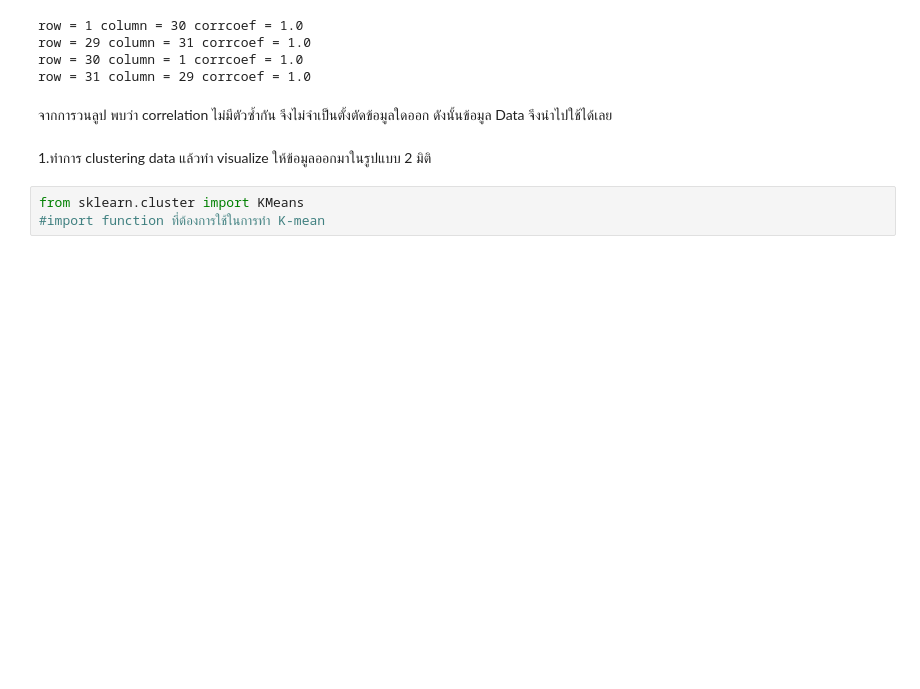
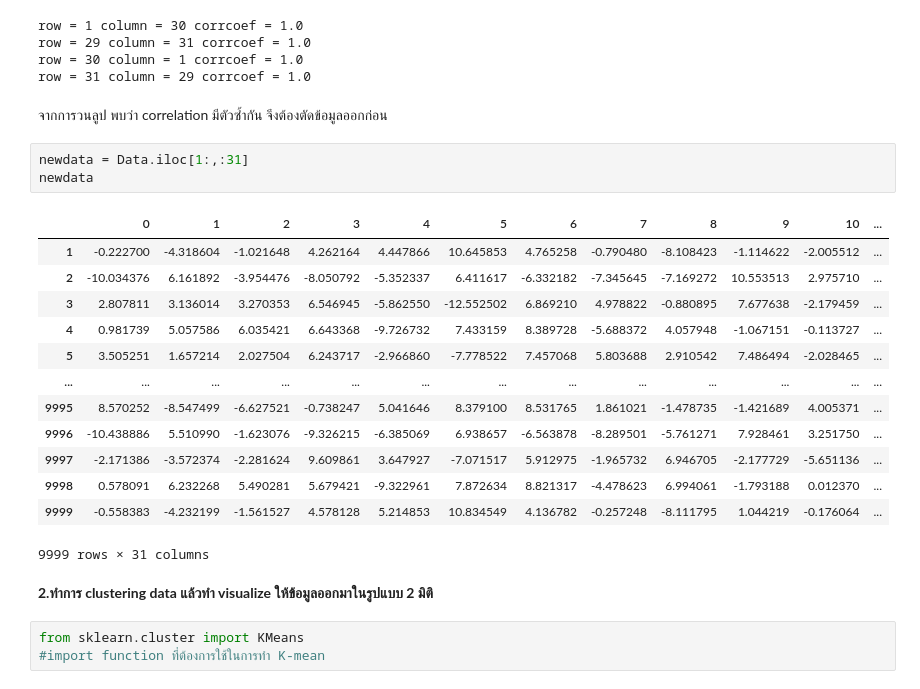
Before and after one commit to Thitichaya2000/multivariate, a Jupyter notebook: Multivariate_Exam.ipynb, the cells around one changed output. Cells and saved outputs as stored; diff of their text form; blank space fills up the shorter version.

```diff
--- a/Multivariate_Exam.ipynb
+++ b/Multivariate_Exam.ipynb
@@ -83,9 +83,26 @@ row = 29 column = 31 corrcoef = 1.0
 row = 30 column = 1 corrcoef = 1.0
 row = 31 column = 29 corrcoef = 1.0
 # %% [markdown]
-จากการวนลูป พบว่า correlation ไม่มีตัวซ้ำกัน จึงไม่จำเป็นตั้งตัดข้อมูลใดออก ดังนั้นข้อมูล Data จึงนำไปใช้ได้เลย
+จากการวนลูป พบว่า correlation มีตัวซ้ำกัน จึงต้องตัดข้อมูลออกก่อน
+# %%
+newdata = Data.iloc[1:,:31]
+newdata
+# %% [output]
+|  | 0 | 1 | 2 | 3 | 4 | 5 | 6 | 7 | 8 | 9 | 10 | ... |
+| 1 | -0.222700 | -4.318604 | -1.021648 | 4.262164 | 4.447866 | 10.645853 | 4.765258 | -0.790480 | -8.108423 | -1.114622 | -2.005512 | ... |
+| 2 | -10.034376 | 6.161892 | -3.954476 | -8.050792 | -5.352337 | 6.411617 | -6.332182 | -7.345645 | -7.169272 | 10.553513 | 2.975710 | ... |
+| 3 | 2.807811 | 3.136014 | 3.270353 | 6.546945 | -5.862550 | -12.552502 | 6.869210 | 4.978822 | -0.880895 | 7.677638 | -2.179459 | ... |
+| 4 | 0.981739 | 5.057586 | 6.035421 | 6.643368 | -9.726732 | 7.433159 | 8.389728 | -5.688372 | 4.057948 | -1.067151 | -0.113727 | ... |
+| 5 | 3.505251 | 1.657214 | 2.027504 | 6.243717 | -2.966860 | -7.778522 | 7.457068 | 5.803688 | 2.910542 | 7.486494 | -2.028465 | ... |
+| ... | ... | ... | ... | ... | ... | ... | ... | ... | ... | ... | ... | ... |
+| 9995 | 8.570252 | -8.547499 | -6.627521 | -0.738247 | 5.041646 | 8.379100 | 8.531765 | 1.861021 | -1.478735 | -1.421689 | 4.005371 | ... |
+| 9996 | -10.438886 | 5.510990 | -1.623076 | -9.326215 | -6.385069 | 6.938657 | -6.563878 | -8.289501 | -5.761271 | 7.928461 | 3.251750 | ... |
+| 9997 | -2.171386 | -3.572374 | -2.281624 | 9.609861 | 3.647927 | -7.071517 | 5.912975 | -1.965732 | 6.946705 | -2.177729 | -5.651136 | ... |
+| 9998 | 0.578091 | 6.232268 | 5.490281 | 5.679421 | -9.322961 | 7.872634 | 8.821317 | -4.478623 | 6.994061 | -1.793188 | 0.012370 | ... |
+| 9999 | -0.558383 | -4.232199 | -1.561527 | 4.578128 | 5.214853 | 10.834549 | 4.136782 | -0.257248 | -8.111795 | 1.044219 | -0.176064 | ... |
+9999 rows × 31 columns
 # %% [markdown]
-1.ทำการ clustering data แล้วทำ visualize ให้ข้อมูลออกมาในรูปแบบ 2 มิติ
+**2.ทำการ clustering data แล้วทำ visualize ให้ข้อมูลออกมาในรูปแบบ 2 มิติ**
 # %%
 from sklearn.cluster import KMeans
 #import function ที่ต้องการใช้ในการทำ K-mean
```
Also changed, not shown: parts of 31 cells of this notebook.
